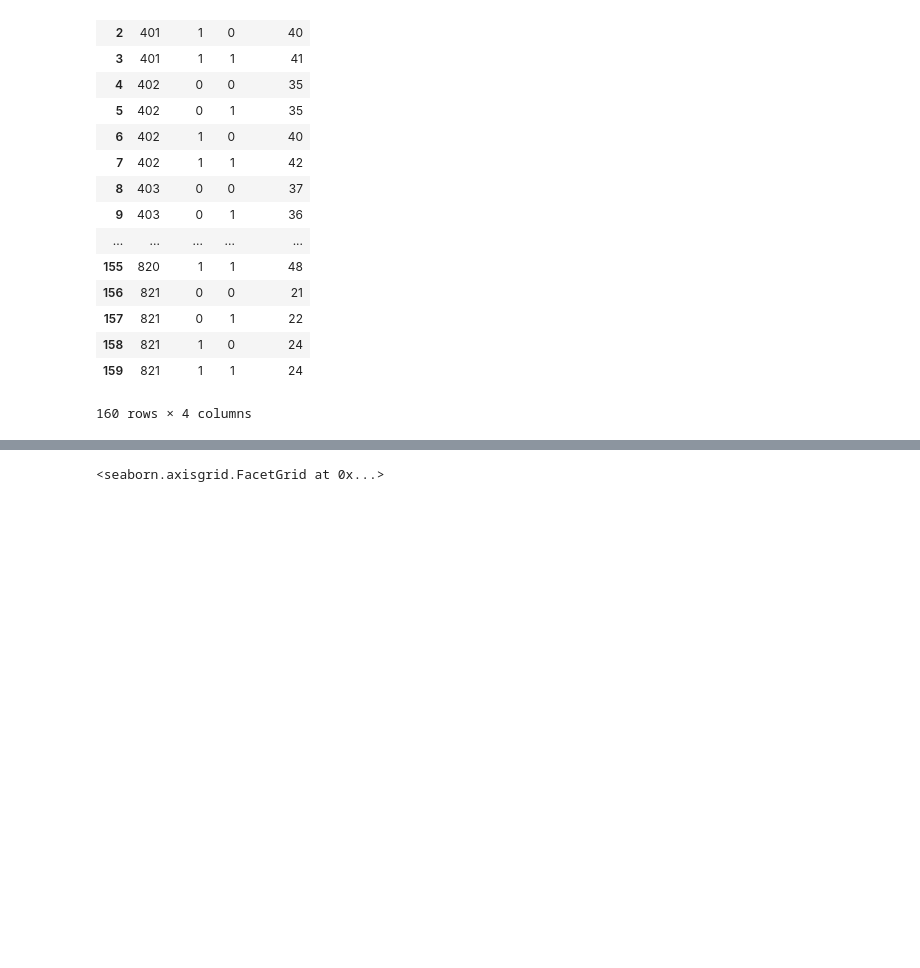
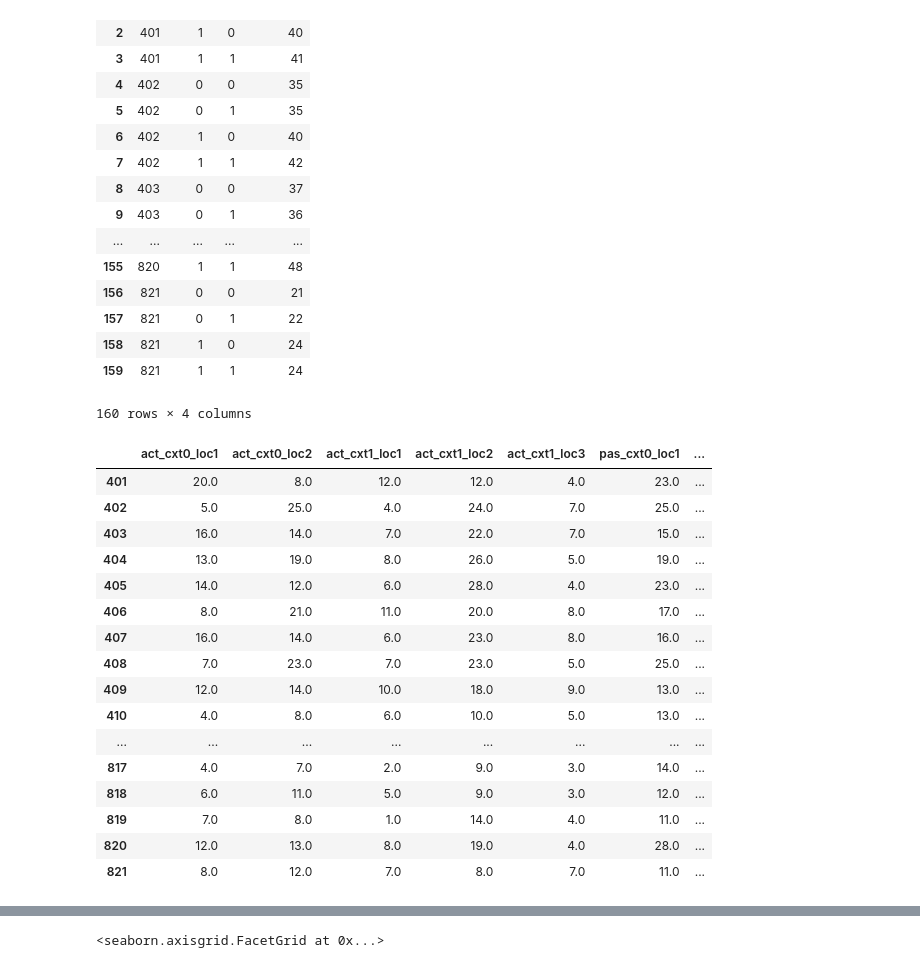
Before and after one commit to donnajobridge/data_visualizations, a Jupyter notebook: cxtupdate/cxtupdate_visualizations.ipynb, the cells around one changed output, grey strips where cells are left out. Drawn from its saved outputs; the diff is of its cells as text; code cells hidden in the pictures; blank space fills up the shorter version.

```diff
--- a/cxtupdate/cxtupdate_visualizations.ipynb
+++ b/cxtupdate/cxtupdate_visualizations.ipynb
@@ -97,3 +97,23 @@ tmp['act_cxt0_all']=tmp[act0].sum(axis=1)
 tmp['act_cxt1_all']=tmp[act1].sum(axis=1)
 tmp['pas_cxt0_all']=tmp[pas0].sum(axis=1)
 tmp['pas_cxt1_all']=tmp[pas1].sum(axis=1)
+# %%
+tmp
+# %% [output]
+|  | act_cxt0_loc1 | act_cxt0_loc2 | act_cxt1_loc1 | act_cxt1_loc2 | act_cxt1_loc3 | pas_cxt0_loc1 | ... |
+| 401 | 20.0 | 8.0 | 12.0 | 12.0 | 4.0 | 23.0 | ... |
+| 402 | 5.0 | 25.0 | 4.0 | 24.0 | 7.0 | 25.0 | ... |
+| 403 | 16.0 | 14.0 | 7.0 | 22.0 | 7.0 | 15.0 | ... |
+| 404 | 13.0 | 19.0 | 8.0 | 26.0 | 5.0 | 19.0 | ... |
+| 405 | 14.0 | 12.0 | 6.0 | 28.0 | 4.0 | 23.0 | ... |
+| 406 | 8.0 | 21.0 | 11.0 | 20.0 | 8.0 | 17.0 | ... |
+| 407 | 16.0 | 14.0 | 6.0 | 23.0 | 8.0 | 16.0 | ... |
+| 408 | 7.0 | 23.0 | 7.0 | 23.0 | 5.0 | 25.0 | ... |
+| 409 | 12.0 | 14.0 | 10.0 | 18.0 | 9.0 | 13.0 | ... |
+| 410 | 4.0 | 8.0 | 6.0 | 10.0 | 5.0 | 13.0 | ... |
+| ... | ... | ... | ... | ... | ... | ... | ... |
+| 817 | 4.0 | 7.0 | 2.0 | 9.0 | 3.0 | 14.0 | ... |
+| 818 | 6.0 | 11.0 | 5.0 | 9.0 | 3.0 | 12.0 | ... |
+| 819 | 7.0 | 8.0 | 1.0 | 14.0 | 4.0 | 11.0 | ... |
+| 820 | 12.0 | 13.0 | 8.0 | 19.0 | 4.0 | 28.0 | ... |
+| 821 | 8.0 | 12.0 | 7.0 | 8.0 | 7.0 | 11.0 | ... |
```
Also changed, not shown: parts of 3 cells of this notebook, 16 other files.
